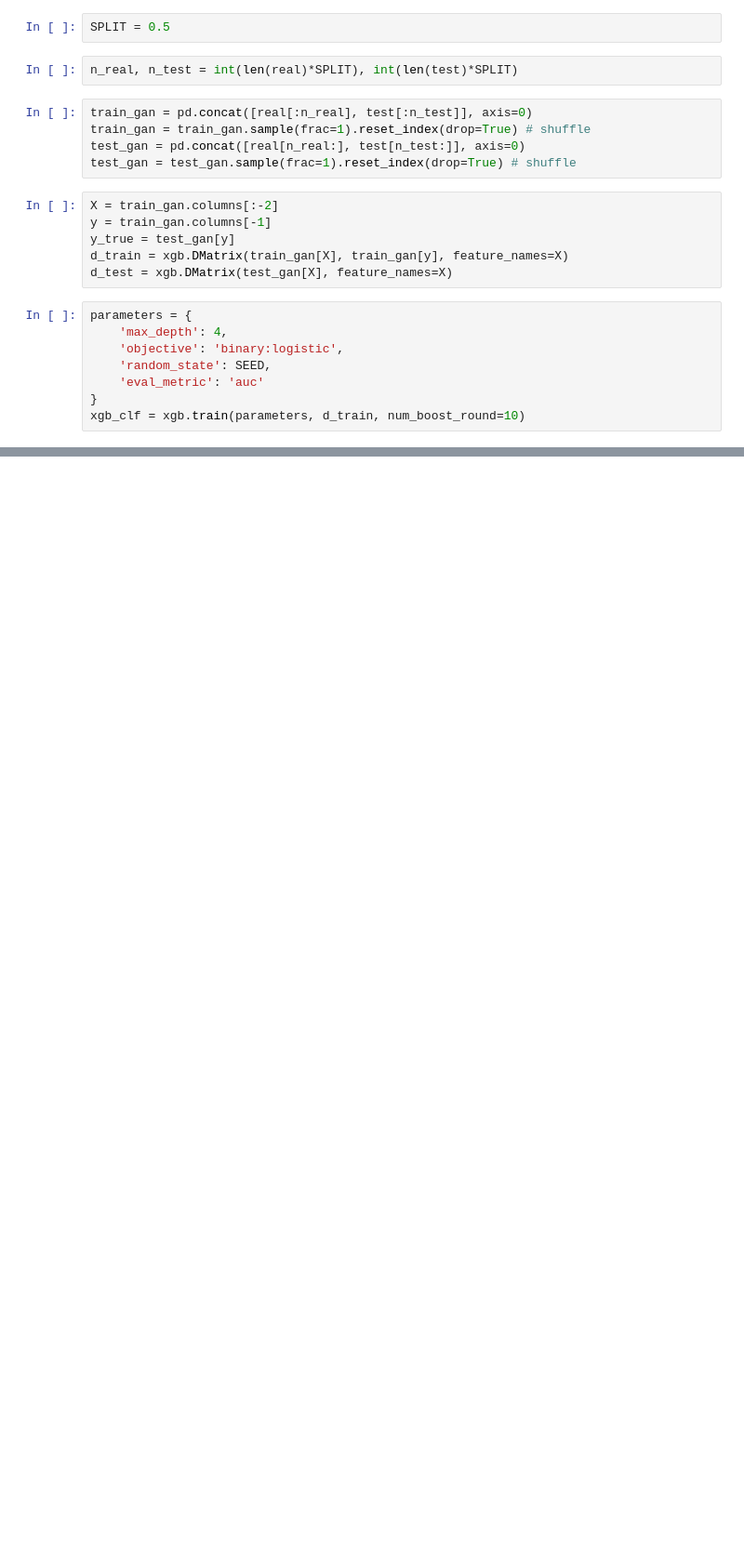
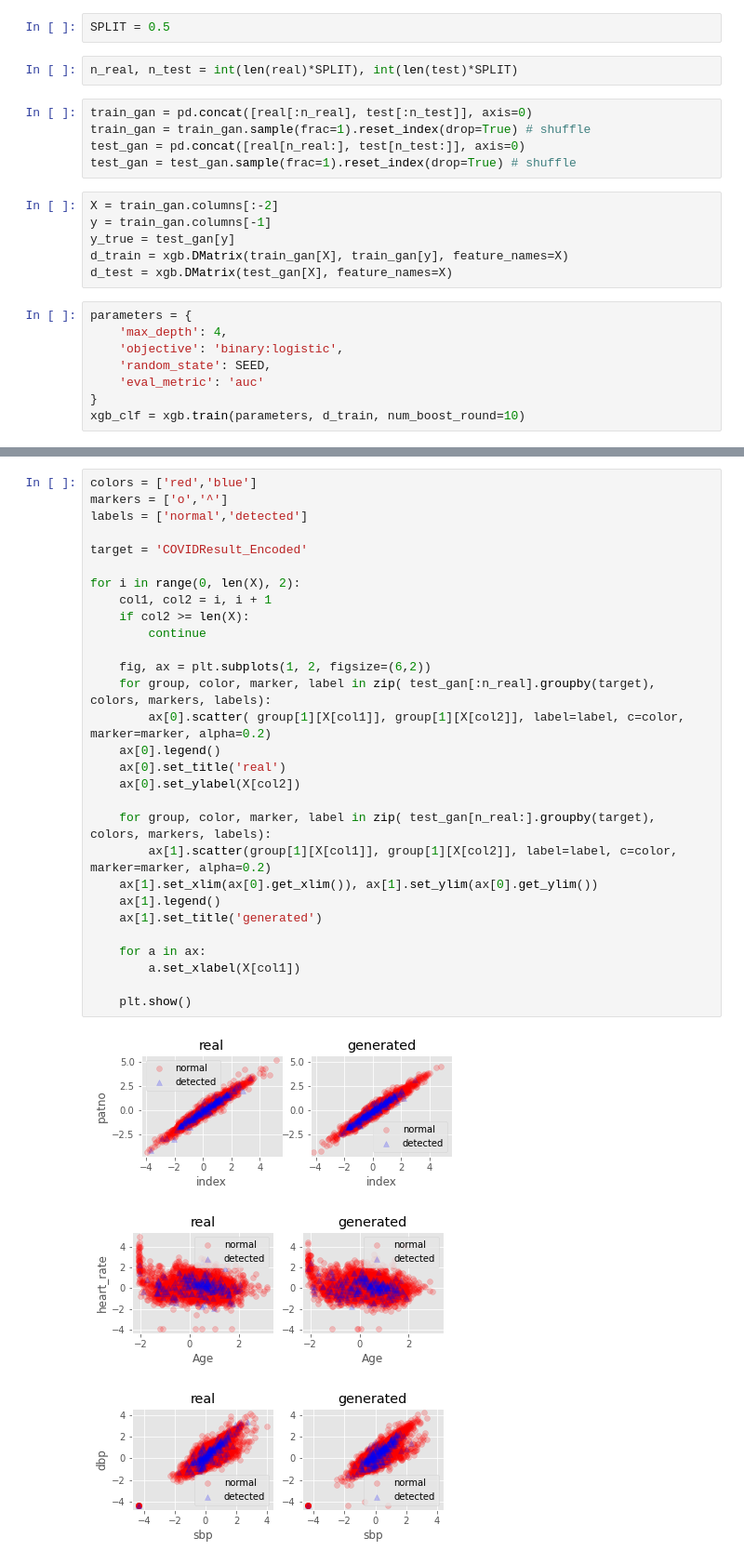
Before and after one commit to iainmuir6/Machine-Learning-with-Coronavirus-Data, a Jupyter notebook: ml_covid_research_w2.ipynb, the cells around one changed output, grey strips where cells are left out. Shown at 93% size. Cells and saved outputs as stored; diff of their text form; blank space fills up the shorter version.

```diff
--- a/ml_covid_research_w2.ipynb
+++ b/ml_covid_research_w2.ipynb
@@ -1449,0 +1525,33 @@ F1: 99.76%
+# %%
+colors = ['red','blue']
+markers = ['o','^']
+labels = ['normal','detected']
+
+target = 'COVIDResult_Encoded'
+
+for i in range(0, len(X), 2):
+    col1, col2 = i, i + 1
+    if col2 >= len(X):
+        continue
+
+    fig, ax = plt.subplots(1, 2, figsize=(6,2))
+    for group, color, marker, label in zip( test_gan[:n_real].groupby(target), colors, markers, labels):
+        ax[0].scatter( group[1][X[col1]], group[1][X[col2]], label=label, c=color, marker=marker, alpha=0.2)
+    ax[0].legend()
+    ax[0].set_title('real')
+    ax[0].set_ylabel(X[col2])
+
+    for group, color, marker, label in zip( test_gan[n_real:].groupby(target), colors, markers, labels):
+        ax[1].scatter(group[1][X[col1]], group[1][X[col2]], label=label, c=color, marker=marker, alpha=0.2)
+    ax[1].set_xlim(ax[0].get_xlim()), ax[1].set_ylim(ax[0].get_ylim())
+    ax[1].legend()
+    ax[1].set_title('generated')
+
+    for a in ax:
+        a.set_xlabel(X[col1])
+
+    plt.show()
+# %% [output]
+[figure, added]
+[figure, added]
+[figure, added]
```
Also changed, not shown: parts of 72 cells of this notebook.
